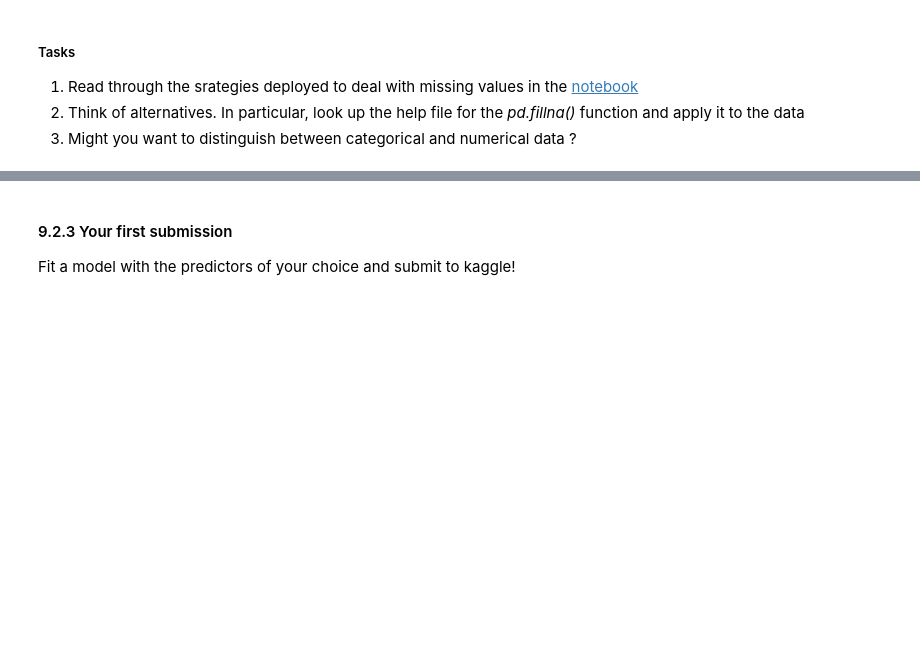
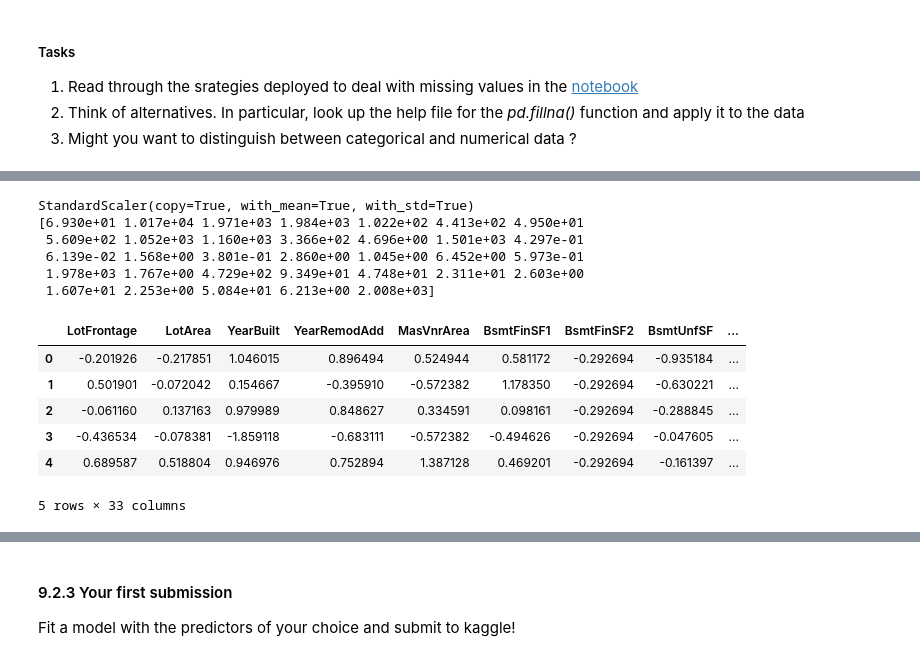
Before and after one commit to markusloecher/DataScience2018, a Jupyter notebook: Lessons/class9.ipynb, the cells around one changed output, grey strips where cells are left out. Cells and saved outputs as stored; diff of their text form; code cells hidden in the pictures; blank space fills up the shorter version.

```diff
--- a/Lessons/class9.ipynb
+++ b/Lessons/class9.ipynb
@@ -468,0 +491,26 @@ for feature in ['MasVnrType']:
+# %%
+#scale the entire data set:
+from sklearn.preprocessing import StandardScaler
+scaler = StandardScaler()
+print(scaler.fit(whole_dataNoDummies))
+print(scaler.mean_)
+whole_dataNoDummies_scaled = scaler.transform(whole_dataNoDummies)
+
+whole_dataNoDummies = pd.DataFrame(whole_dataNoDummies_scaled, columns=whole_dataNoDummies.columns)
+
+#whole_dataNoDummies= scale(whole_dataNoDummies)
+whole_dataNoDummies.head()
+# %% [output]
+StandardScaler(copy=True, with_mean=True, with_std=True)
+[6.930e+01 1.017e+04 1.971e+03 1.984e+03 1.022e+02 4.413e+02 4.950e+01
+ 5.609e+02 1.052e+03 1.160e+03 3.366e+02 4.696e+00 1.501e+03 4.297e-01
+ 6.139e-02 1.568e+00 3.801e-01 2.860e+00 1.045e+00 6.452e+00 5.973e-01
+ 1.978e+03 1.767e+00 4.729e+02 9.349e+01 4.748e+01 2.311e+01 2.603e+00
+ 1.607e+01 2.253e+00 5.084e+01 6.213e+00 2.008e+03]
+|  | LotFrontage | LotArea | YearBuilt | YearRemodAdd | MasVnrArea | BsmtFinSF1 | BsmtFinSF2 | BsmtUnfSF | ... |
+| 0 | -0.201926 | -0.217851 | 1.046015 | 0.896494 | 0.524944 | 0.581172 | -0.292694 | -0.935184 | ... |
+| 1 | 0.501901 | -0.072042 | 0.154667 | -0.395910 | -0.572382 | 1.178350 | -0.292694 | -0.630221 | ... |
+| 2 | -0.061160 | 0.137163 | 0.979989 | 0.848627 | 0.334591 | 0.098161 | -0.292694 | -0.288845 | ... |
+| 3 | -0.436534 | -0.078381 | -1.859118 | -0.683111 | -0.572382 | -0.494626 | -0.292694 | -0.047605 | ... |
+| 4 | 0.689587 | 0.518804 | 0.946976 | 0.752894 | 1.387128 | 0.469201 | -0.292694 | -0.161397 | ... |
+5 rows × 33 columns
```
Also changed, not shown: parts of 20 cells of this notebook, 9 other files.
